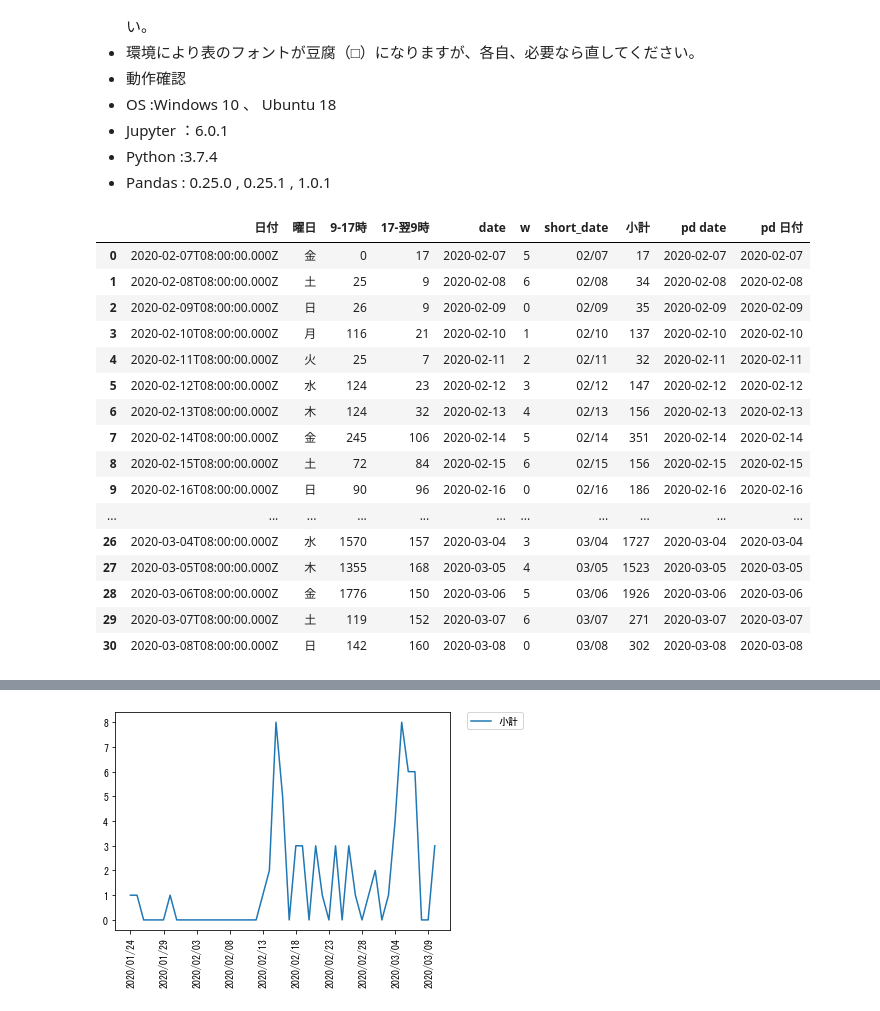
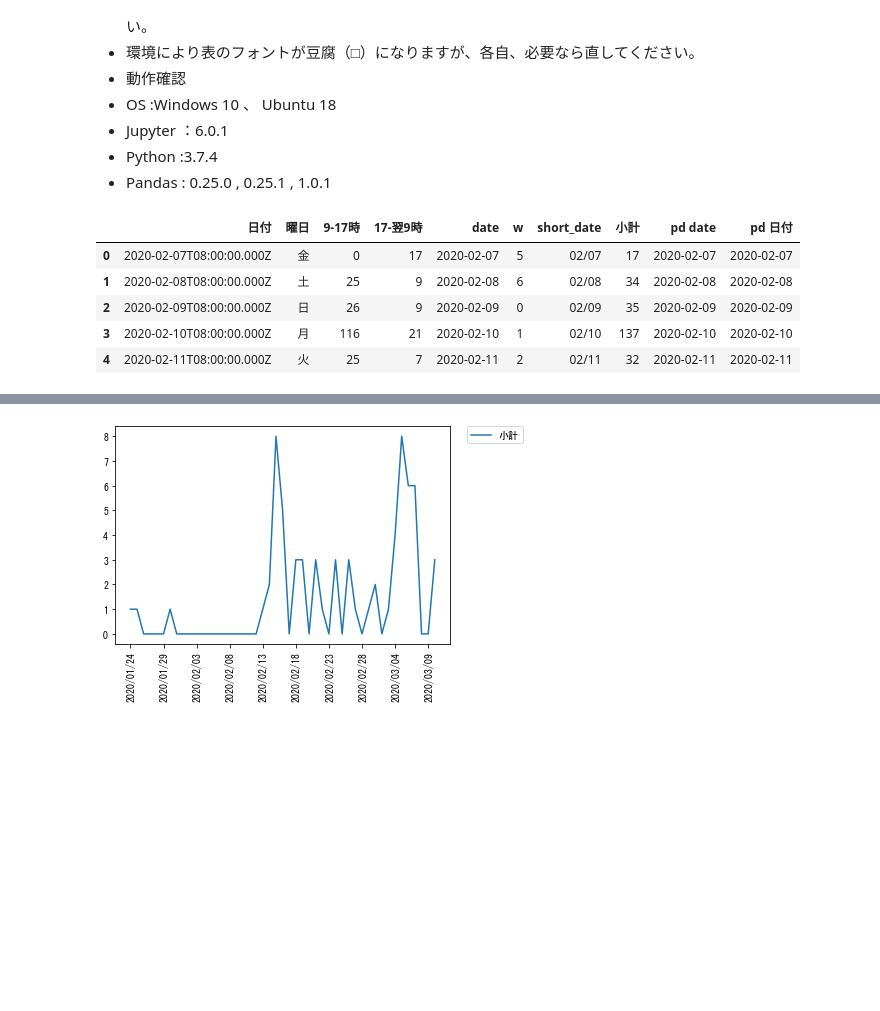
Before and after one commit to daizyu/Read-covid19-data, a Jupyter notebook: Read-covid19-data.ipynb, the cells around one changed output, grey strips where cells are left out. Drawn from its saved outputs; the diff is of its cells as text; code cells hidden in the pictures; blank space fills up the shorter version.

```diff
--- a/Read-covid19-data.ipynb
+++ b/Read-covid19-data.ipynb
@@ -126,28 +126,17 @@ def conv2df(json_data,target):
 # %%
 df_querents = conv2df(json_data,'querents')
 df_querents['9-17時'] = df_querents['9-17時'].astype(int)
 df_querents['17-翌9時'] = df_querents['17-翌9時'].astype(int)
 df_querents['小計'] = df_querents['小計'].astype(int)
 df_querents['w'] = df_querents['w'].astype(int)
-df_querents
+df_querents.head()
 # %% [output]
 |  | 日付 | 曜日 | 9-17時 | 17-翌9時 | date | w | short_date | 小計 | pd date | pd 日付 |
 | 0 | 2020-02-07T08:00:00.000Z | 金 | 0 | 17 | 2020-02-07 | 5 | 02/07 | 17 | 2020-02-07 | 2020-02-07 |
 | 1 | 2020-02-08T08:00:00.000Z | 土 | 25 | 9 | 2020-02-08 | 6 | 02/08 | 34 | 2020-02-08 | 2020-02-08 |
 | 2 | 2020-02-09T08:00:00.000Z | 日 | 26 | 9 | 2020-02-09 | 0 | 02/09 | 35 | 2020-02-09 | 2020-02-09 |
 | 3 | 2020-02-10T08:00:00.000Z | 月 | 116 | 21 | 2020-02-10 | 1 | 02/10 | 137 | 2020-02-10 | 2020-02-10 |
 | 4 | 2020-02-11T08:00:00.000Z | 火 | 25 | 7 | 2020-02-11 | 2 | 02/11 | 32 | 2020-02-11 | 2020-02-11 |
-| 5 | 2020-02-12T08:00:00.000Z | 水 | 124 | 23 | 2020-02-12 | 3 | 02/12 | 147 | 2020-02-12 | 2020-02-12 |
-| 6 | 2020-02-13T08:00:00.000Z | 木 | 124 | 32 | 2020-02-13 | 4 | 02/13 | 156 | 2020-02-13 | 2020-02-13 |
-| 7 | 2020-02-14T08:00:00.000Z | 金 | 245 | 106 | 2020-02-14 | 5 | 02/14 | 351 | 2020-02-14 | 2020-02-14 |
-| 8 | 2020-02-15T08:00:00.000Z | 土 | 72 | 84 | 2020-02-15 | 6 | 02/15 | 156 | 2020-02-15 | 2020-02-15 |
-| 9 | 2020-02-16T08:00:00.000Z | 日 | 90 | 96 | 2020-02-16 | 0 | 02/16 | 186 | 2020-02-16 | 2020-02-16 |
-| ... | ... | ... | ... | ... | ... | ... | ... | ... | ... | ... |
-| 26 | 2020-03-04T08:00:00.000Z | 水 | 1570 | 157 | 2020-03-04 | 3 | 03/04 | 1727 | 2020-03-04 | 2020-03-04 |
-| 27 | 2020-03-05T08:00:00.000Z | 木 | 1355 | 168 | 2020-03-05 | 4 | 03/05 | 1523 | 2020-03-05 | 2020-03-05 |
-| 28 | 2020-03-06T08:00:00.000Z | 金 | 1776 | 150 | 2020-03-06 | 5 | 03/06 | 1926 | 2020-03-06 | 2020-03-06 |
-| 29 | 2020-03-07T08:00:00.000Z | 土 | 119 | 152 | 2020-03-07 | 6 | 03/07 | 271 | 2020-03-07 | 2020-03-07 |
-| 30 | 2020-03-08T08:00:00.000Z | 日 | 142 | 160 | 2020-03-08 | 0 | 03/08 | 302 | 2020-03-08 | 2020-03-08 |
 # %%
 df_patients = conv2df(json_data,'patients')
 df_patients['曜日'] = df_patients['曜日'].astype(int)
```
Also changed, not shown: parts of 6 cells of this notebook.
